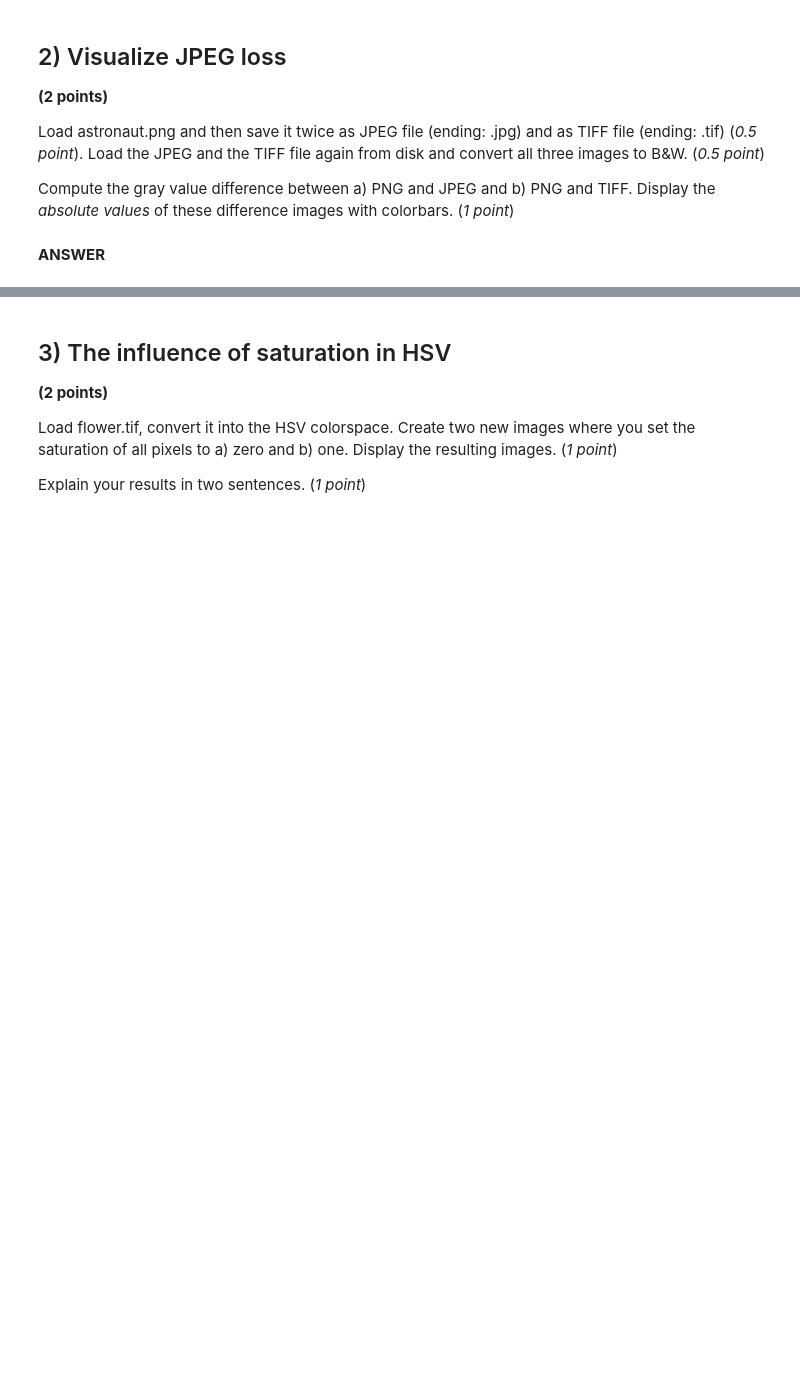
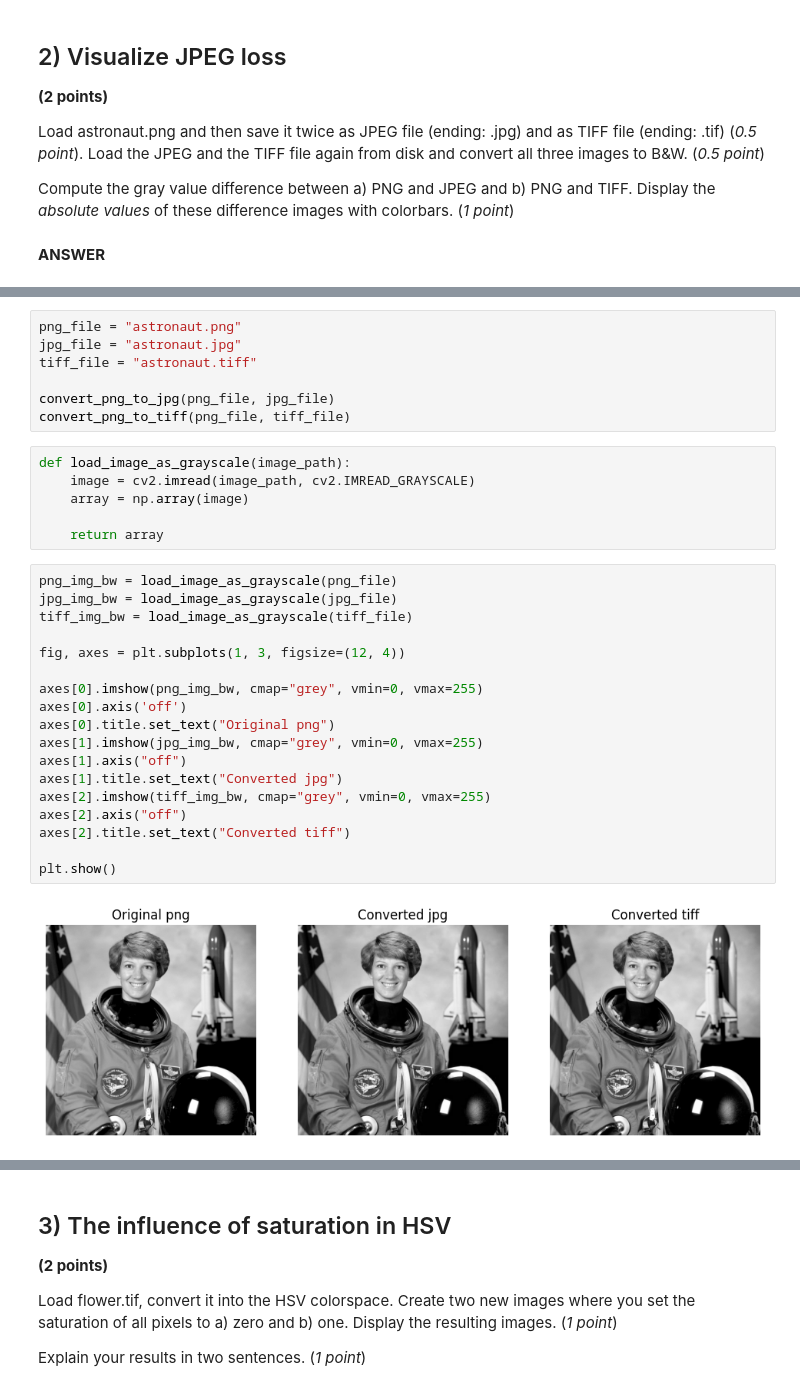
Before and after one commit to lywlywly/cs-302, a Jupyter notebook: hw1/Homework_1.ipynb, the cells around one changed output, grey strips where cells are left out. Cells and saved outputs as stored; diff of their text form; blank space fills up the shorter version.

```diff
--- a/hw1/Homework_1.ipynb
+++ b/hw1/Homework_1.ipynb
@@ -34,0 +60,33 @@ Compute the gray value difference between a) PNG and JPEG and b) PNG and TIFF. D
+# %%
+png_file = "astronaut.png"
+jpg_file = "astronaut.jpg"
+tiff_file = "astronaut.tiff"
+
+convert_png_to_jpg(png_file, jpg_file)
+convert_png_to_tiff(png_file, tiff_file)
+# %%
+def load_image_as_grayscale(image_path):
+    image = cv2.imread(image_path, cv2.IMREAD_GRAYSCALE)
+    array = np.array(image)
+
+    return array
+# %%
+png_img_bw = load_image_as_grayscale(png_file)
+jpg_img_bw = load_image_as_grayscale(jpg_file)
+tiff_img_bw = load_image_as_grayscale(tiff_file)
+
+fig, axes = plt.subplots(1, 3, figsize=(12, 4))
+
+axes[0].imshow(png_img_bw, cmap="grey", vmin=0, vmax=255)
+axes[0].axis('off')
+axes[0].title.set_text("Original png")
+axes[1].imshow(jpg_img_bw, cmap="grey", vmin=0, vmax=255)
+axes[1].axis("off")
+axes[1].title.set_text("Converted jpg")
+axes[2].imshow(tiff_img_bw, cmap="grey", vmin=0, vmax=255)
+axes[2].axis("off")
+axes[2].title.set_text("Converted tiff")
+
+plt.show()
+# %% [output]
+[figure, added]
```
Also changed, not shown: parts of 10 cells of this notebook, 2 other files.
